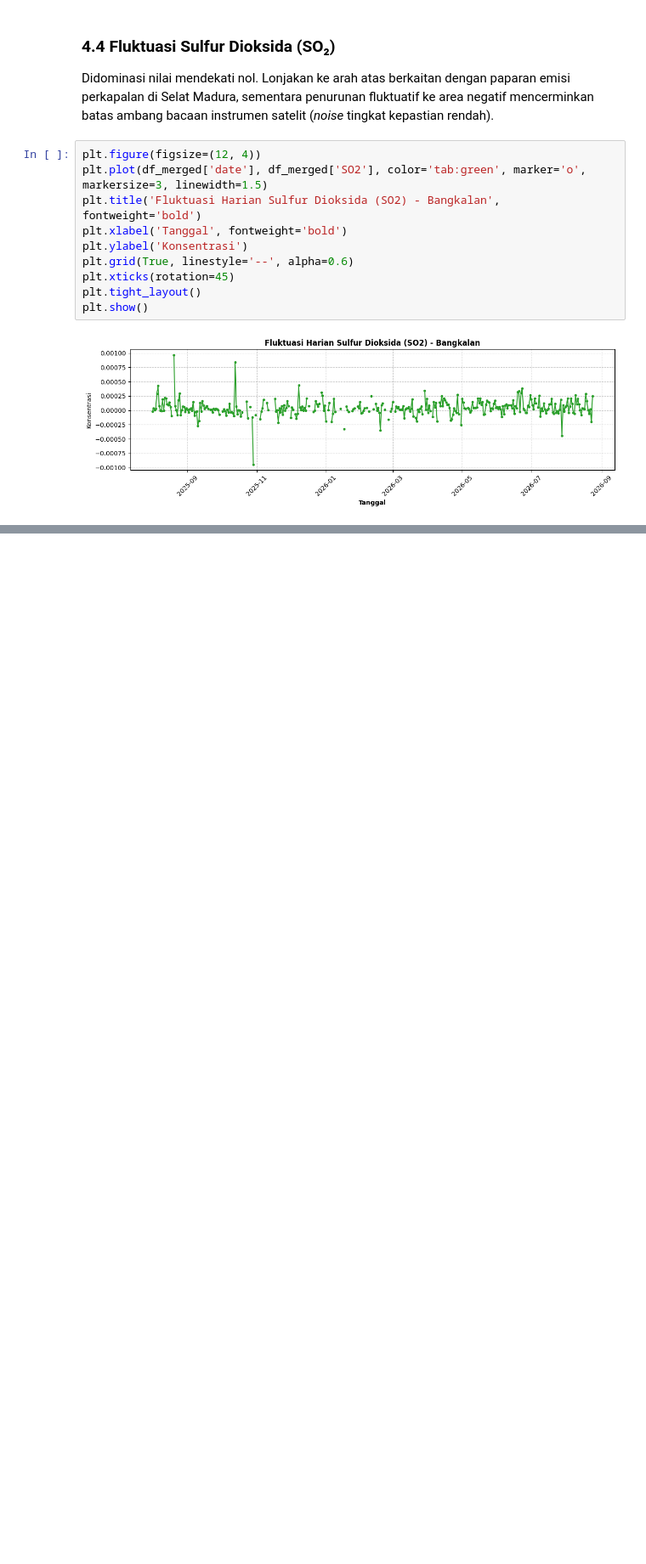
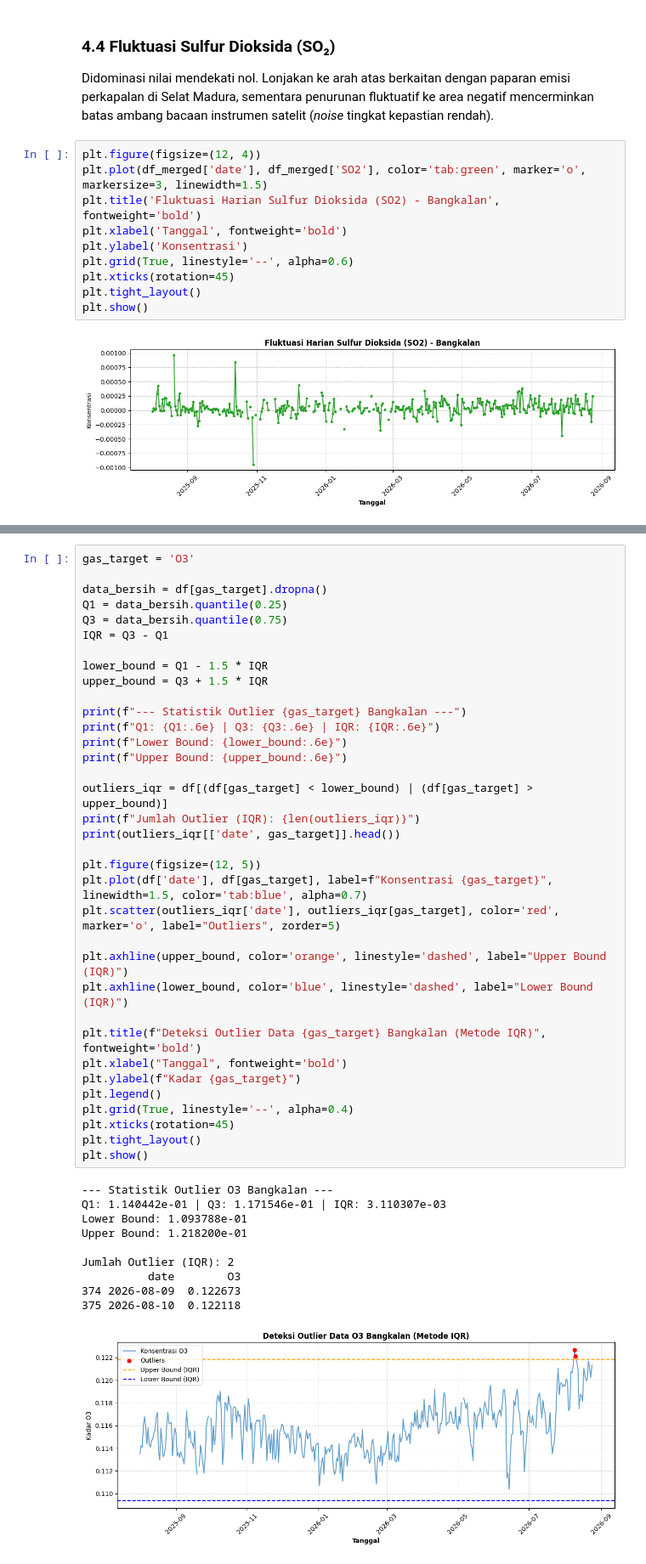
Before and after one commit to Fahdimas/PSD, a Jupyter notebook: _sources/Materi/Polusi.ipynb, the cells around one changed output, grey strips where cells are left out. Shown at 85% size. Saved outputs shown, nothing was run; the diff lists cells and outputs as text; blank space fills up the shorter version.

```diff
--- a/_sources/Materi/Polusi.ipynb
+++ b/_sources/Materi/Polusi.ipynb
@@ -273,0 +401,46 @@ plt.show()
+# %%
+gas_target = 'O3'
+
+data_bersih = df[gas_target].dropna()
+Q1 = data_bersih.quantile(0.25)
+Q3 = data_bersih.quantile(0.75)
+IQR = Q3 - Q1
+
+lower_bound = Q1 - 1.5 * IQR
+upper_bound = Q3 + 1.5 * IQR
+
+print(f"--- Statistik Outlier {gas_target} Bangkalan ---")
+print(f"Q1: {Q1:.6e} | Q3: {Q3:.6e} | IQR: {IQR:.6e}")
+print(f"Lower Bound: {lower_bound:.6e}")
+print(f"Upper Bound: {upper_bound:.6e}")
+
+outliers_iqr = df[(df[gas_target] < lower_bound) | (df[gas_target] > upper_bound)]
+print(f"Jumlah Outlier (IQR): {len(outliers_iqr)}")
+print(outliers_iqr[['date', gas_target]].head())
+
+plt.figure(figsize=(12, 5))
+plt.plot(df['date'], df[gas_target], label=f"Konsentrasi {gas_target}", linewidth=1.5, color='tab:blue', alpha=0.7)
+plt.scatter(outliers_iqr['date'], outliers_iqr[gas_target], color='red', marker='o', label="Outliers", zorder=5)
+
+plt.axhline(upper_bound, color='orange', linestyle='dashed', label="Upper Bound (IQR)")
+plt.axhline(lower_bound, color='blue', linestyle='dashed', label="Lower Bound (IQR)")
+
+plt.title(f"Deteksi Outlier Data {gas_target} Bangkalan (Metode IQR)", fontweight='bold')
+plt.xlabel("Tanggal", fontweight='bold')
+plt.ylabel(f"Kadar {gas_target}")
+plt.legend()
+plt.grid(True, linestyle='--', alpha=0.4)
+plt.xticks(rotation=45)
+plt.tight_layout()
+plt.show()
+# %% [output]
+--- Statistik Outlier O3 Bangkalan ---
+Q1: 1.140442e-01 | Q3: 1.171546e-01 | IQR: 3.110307e-03
+Lower Bound: 1.093788e-01
+Upper Bound: 1.218200e-01
+
+Jumlah Outlier (IQR): 2
+          date        O3
+374 2026-08-09  0.122673
+375 2026-08-10  0.122118
+[figure, added]
```
Also changed, not shown: parts of 9 cells of this notebook, 7 other files.
